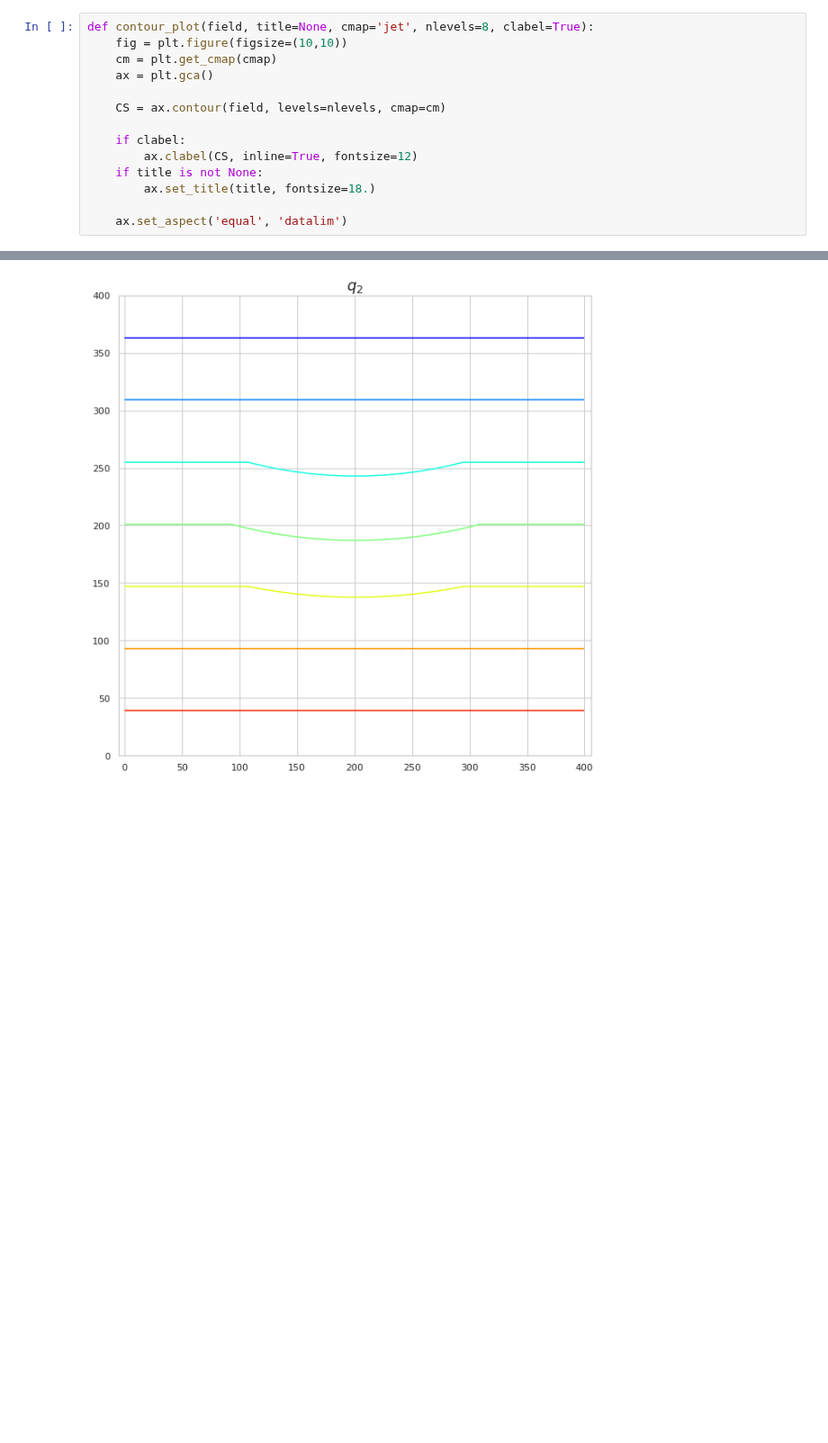
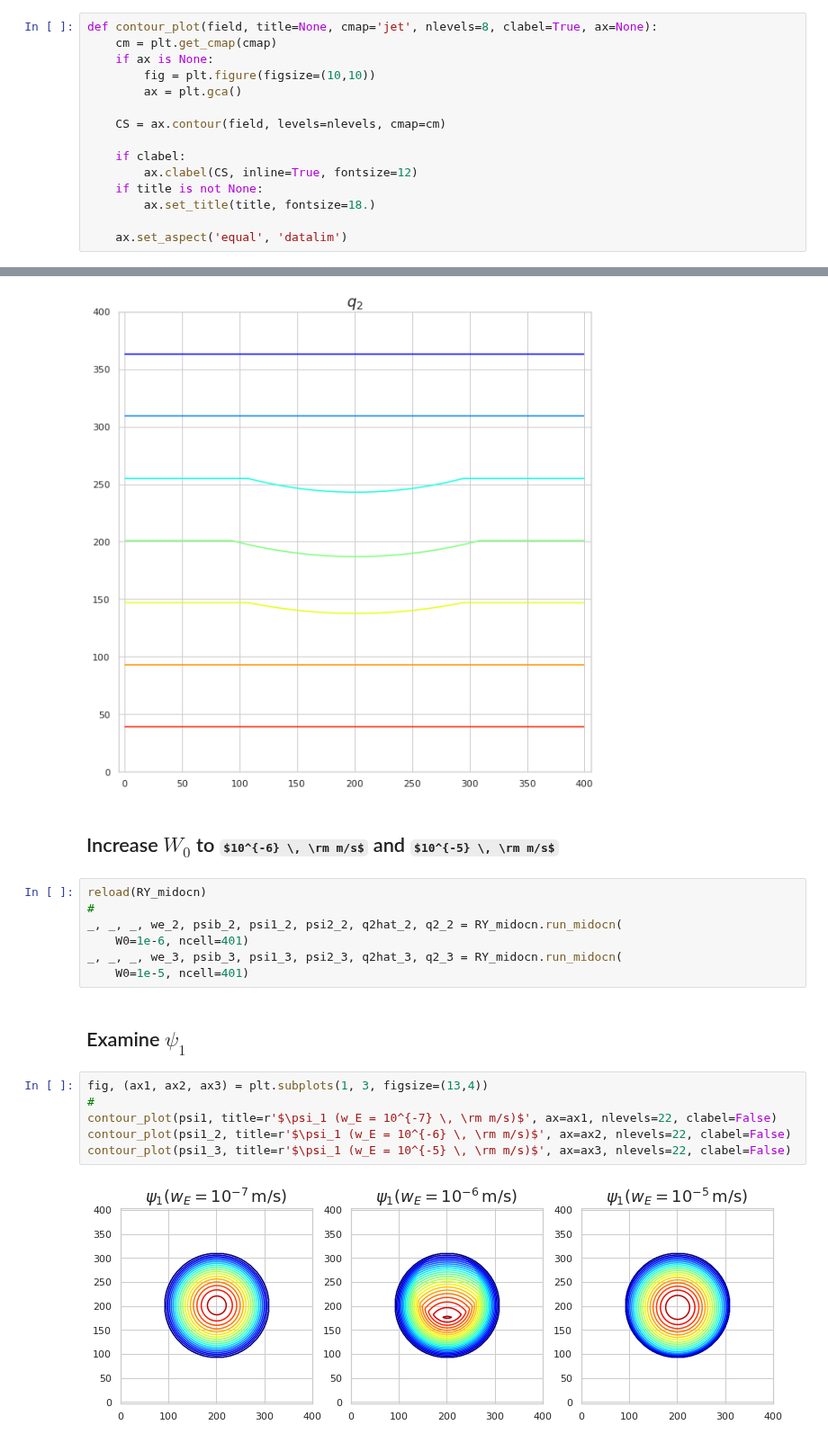
Before and after one commit to profxj/ocea200, a Jupyter notebook: OCEA-201/hw/3/Homework3.ipynb, the cells around one changed output, grey strips where cells are left out. Shown at 90% size. Cells and saved outputs as stored; diff of their text form; some formulas as TeX source; blank space fills up the shorter version.

```diff
--- a/OCEA-201/hw/3/Homework3.ipynb
+++ b/OCEA-201/hw/3/Homework3.ipynb
@@ -12,10 +12,11 @@ sns.set_theme()
 sns.set_style('whitegrid')
 sns.set_context('notebook')
 # %%
-def contour_plot(field, title=None, cmap='jet', nlevels=8, clabel=True):
-    fig = plt.figure(figsize=(10,10))
+def contour_plot(field, title=None, cmap='jet', nlevels=8, clabel=True, ax=None):
     cm = plt.get_cmap(cmap)
-    ax = plt.gca()
+    if ax is None:
+        fig = plt.figure(figsize=(10,10))
+        ax = plt.gca()
 
     CS = ax.contour(field, levels=nlevels, cmap=cm)
 
@@ -76,3 +80,22 @@ contour_plot(q2hat, title=r'$\hat q_2$', clabel=False)
 contour_plot(q2, title=r'$q_2$', clabel=False)
 # %% [output]
 [figure]
+# %% [markdown]
+## Increase $W_0$ to $10^{-6} \, \rm m/s$ and $10^{-5} \, \rm m/s$
+# %%
+reload(RY_midocn)
+#
+_, _, _, we_2, psib_2, psi1_2, psi2_2, q2hat_2, q2_2 = RY_midocn.run_midocn(
+    W0=1e-6, ncell=401)
+_, _, _, we_3, psib_3, psi1_3, psi2_3, q2hat_3, q2_3 = RY_midocn.run_midocn(
+    W0=1e-5, ncell=401)
+# %% [markdown]
+## Examine $\psi_1$
+# %%
+fig, (ax1, ax2, ax3) = plt.subplots(1, 3, figsize=(13,4))
+#
+contour_plot(psi1, title=r'$\psi_1 (w_E = 10^{-7} \, \rm m/s)$', ax=ax1, nlevels=22, clabel=False)
+contour_plot(psi1_2, title=r'$\psi_1 (w_E = 10^{-6} \, \rm m/s)$', ax=ax2, nlevels=22, clabel=False)
+contour_plot(psi1_3, title=r'$\psi_1 (w_E = 10^{-5} \, \rm m/s)$', ax=ax3, nlevels=22, clabel=False)
+# %% [output]
+[figure, added]
```
Also changed, not shown: parts of 4 cells of this notebook, 1 other file.
